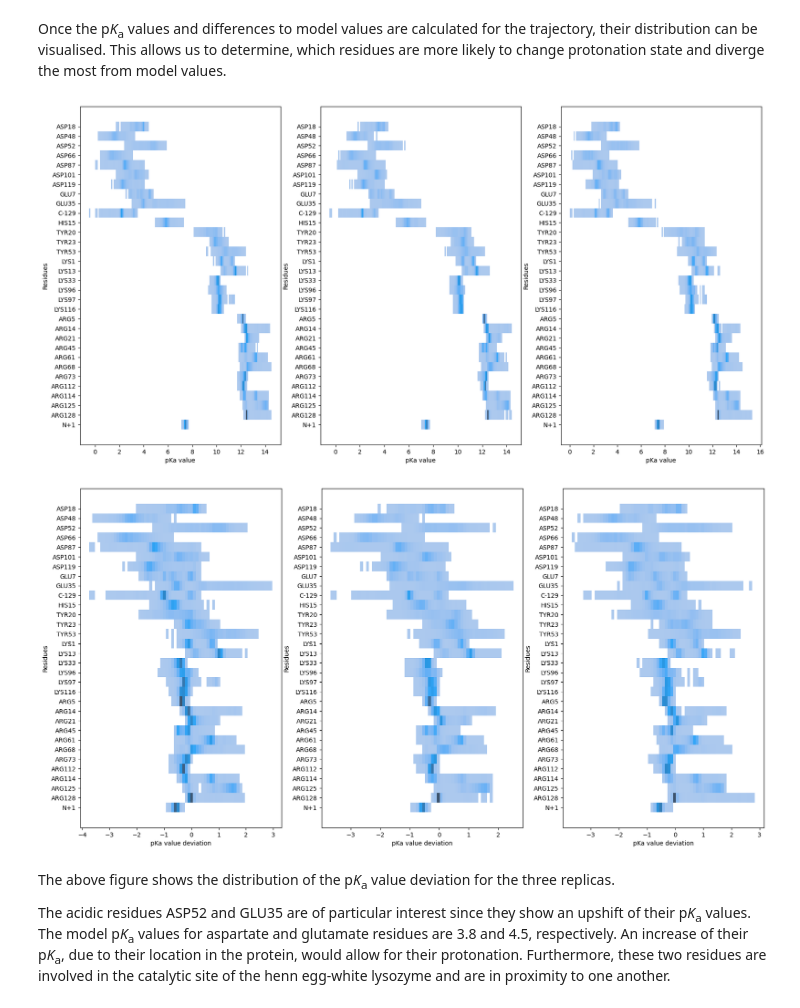
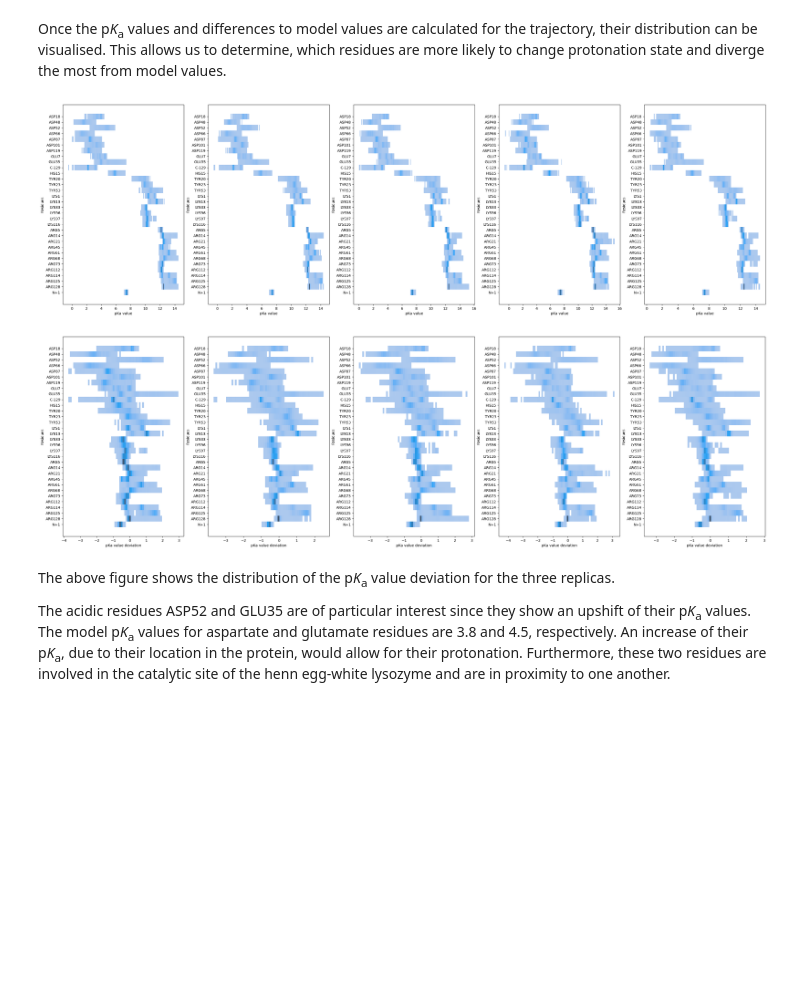
Before and after one commit to fornililab/TrIPP, a Jupyter notebook: tutorial.ipynb, the cells around one changed output. Drawn from its saved outputs; the diff is of its cells as text; code cells hidden in the pictures; blank space fills up the shorter version.

```diff
--- a/tutorial.ipynb
+++ b/tutorial.ipynb
@@ -38,7 +38,7 @@ output_directory = 'tutorial/output'
 
 topology_file = f'{file_directory}/1AKI_minstr.pdb' #topology, can be any format readable by MDVisualization
 
-for idx in range(1,4):
+for idx in range(1,6):
     trajectory_file = f'{file_directory}/1AKI_md{idx}_300ns.xtc' #trajectory, can be any format readable by MDVisualization
     output_prefix = f'1AKI_md{idx}'
     final_directory = f'{output_directory}/{output_prefix}'
@@ -103,7 +128,7 @@ from tripp.process import calculate_difference_to_model
 
 output_directory = 'tutorial/output'
 
-for idx in range(1,4):
+for idx in range(1,6):
     output_prefix = f'1AKI_md{idx}'
     final_directory = f'{output_directory}/{output_prefix}'
     calculate_difference_to_model(output_file=f'{final_directory}/1AKI_md{idx}')
@@ -112,32 +137,32 @@ Once the p*K*<sub>a</sub> values and differences to model values are calculated
 # %%
 import pandas as pd
 import matplotlib.pyplot as plt
 import seaborn as sns
 
-fig, ax = plt.subplots(1,3, figsize=(20, 10))
+fig, ax = plt.subplots(1,5, figsize=(35, 10))
 
 #Plot histogram showing the pKa values ls
-for idx in range(1,4):
+for idx in range(1,6):
     output_prefix = f'1AKI_md{idx}'
     final_directory = f'{output_directory}/{output_prefix}'
 
     df_md = pd.read_csv(f'{final_directory}/1AKI_md{idx}_pka.csv')
     df_melt = df_md.melt(id_vars='Time [ps]', var_name='Residues', value_name='pKa value')
     sns.histplot(data=df_melt, x='pKa value', y='Residues', ax=ax[idx-1], binwidth=0.1)
 
-fig, ax = plt.subplots(1,3, figsize=(20, 10))
+fig, ax = plt.subplots(1,5, figsize=(35, 10))
 
 #Plot histogram showing the deviation from the model pKa values
-for idx in range(1,4):
+for idx in range(1,6):
     output_prefix = f'1AKI_md{idx}'
     final_directory = f'{output_directory}/{output_prefix}'
 
     df_md = pd.read_csv(f'{final_directory}/1AKI_md{idx}_difference_to_model.csv')
     df_melt = df_md.melt(id_vars='Time [ps]', var_name='Residues', value_name='pKa value deviation')
     sns.histplot(data=df_melt, x='pKa value deviation', y='Residues', ax=ax[idx-1], binwidth=0.1)
 # %% [output]
-[figure, old version]
+[figure, new version]
-[figure, old version]
+[figure, new version]
 # %% [markdown]
 The above figure shows the distribution of the p*K*<sub>a</sub> value deviation for the three replicas.
 
```
Also changed, not shown: parts of 9 cells of this notebook, 51 other files.
